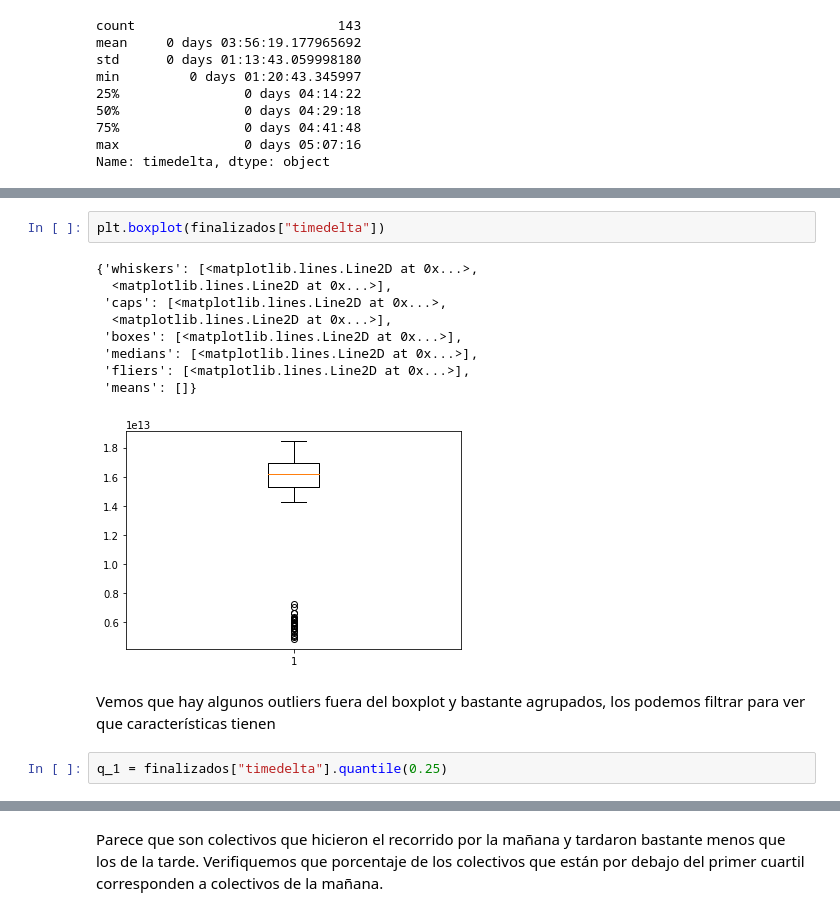
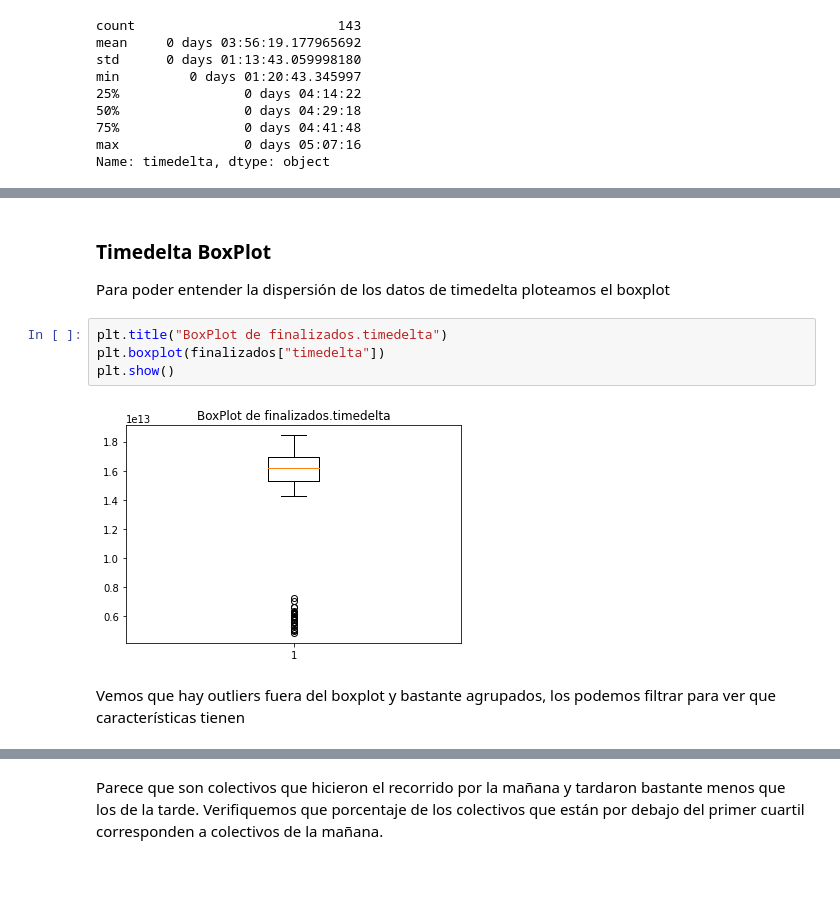
Before and after one commit to yagopajarino/colectivos-152, a Jupyter notebook: Colectivos.ipynb, the cells around one changed output, grey strips where cells are left out. Cells and saved outputs as stored; diff of their text form; blank space fills up the shorter version.

```diff
--- a/Colectivos.ipynb
+++ b/Colectivos.ipynb
@@ -292,17 +302,13 @@ Name: timedelta, dtype: object
+# %% [markdown]
+### Timedelta BoxPlot
+
+Para poder entender la dispersión de los datos de timedelta ploteamos el boxplot
 # %%
+plt.title("BoxPlot de finalizados.timedelta")
 plt.boxplot(finalizados["timedelta"])
+plt.show()
 # %% [output]
-{'whiskers': [<matplotlib.lines.Line2D at 0x...>,
-  <matplotlib.lines.Line2D at 0x...>],
- 'caps': [<matplotlib.lines.Line2D at 0x...>,
-  <matplotlib.lines.Line2D at 0x...>],
- 'boxes': [<matplotlib.lines.Line2D at 0x...>],
- 'medians': [<matplotlib.lines.Line2D at 0x...>],
- 'fliers': [<matplotlib.lines.Line2D at 0x...>],
- 'means': []}
-[figure, old version]
+[figure, new version]
 # %% [markdown]
-Vemos que hay algunos outliers fuera del boxplot y bastante agrupados, los podemos filtrar para ver que características tienen
+Vemos que hay outliers fuera del boxplot y bastante agrupados, los podemos filtrar para ver que características tienen
-# %%
-q_1 = finalizados["timedelta"].quantile(0.25)
 # %%
```
Also changed, not shown: parts of 13 cells of this notebook.
